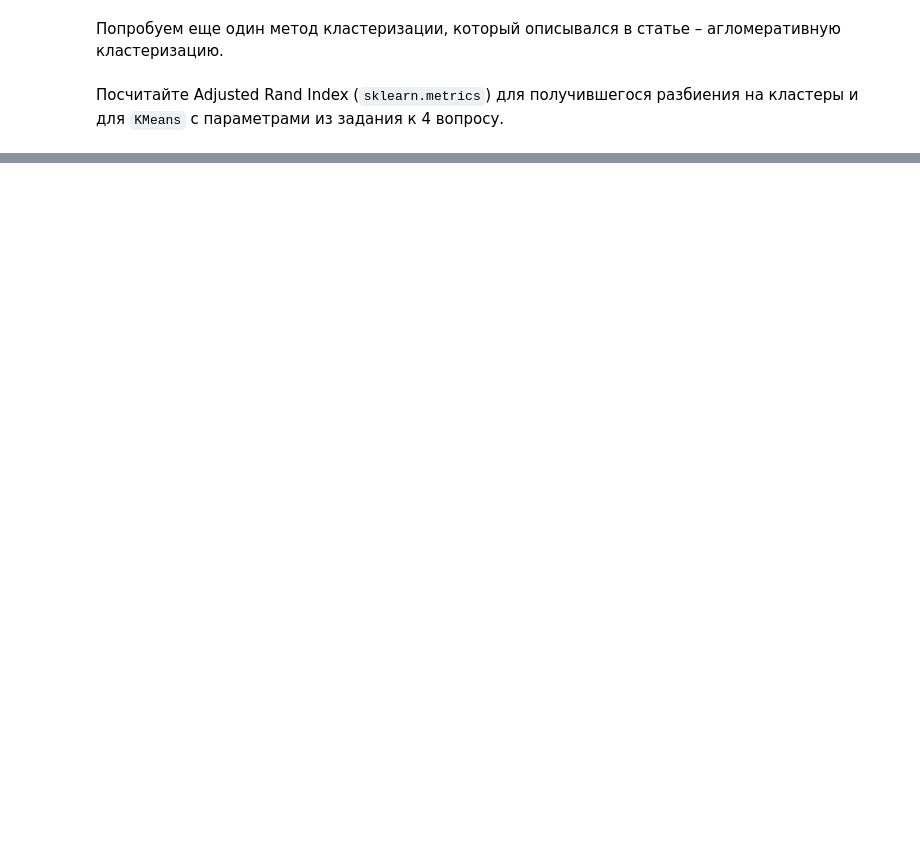
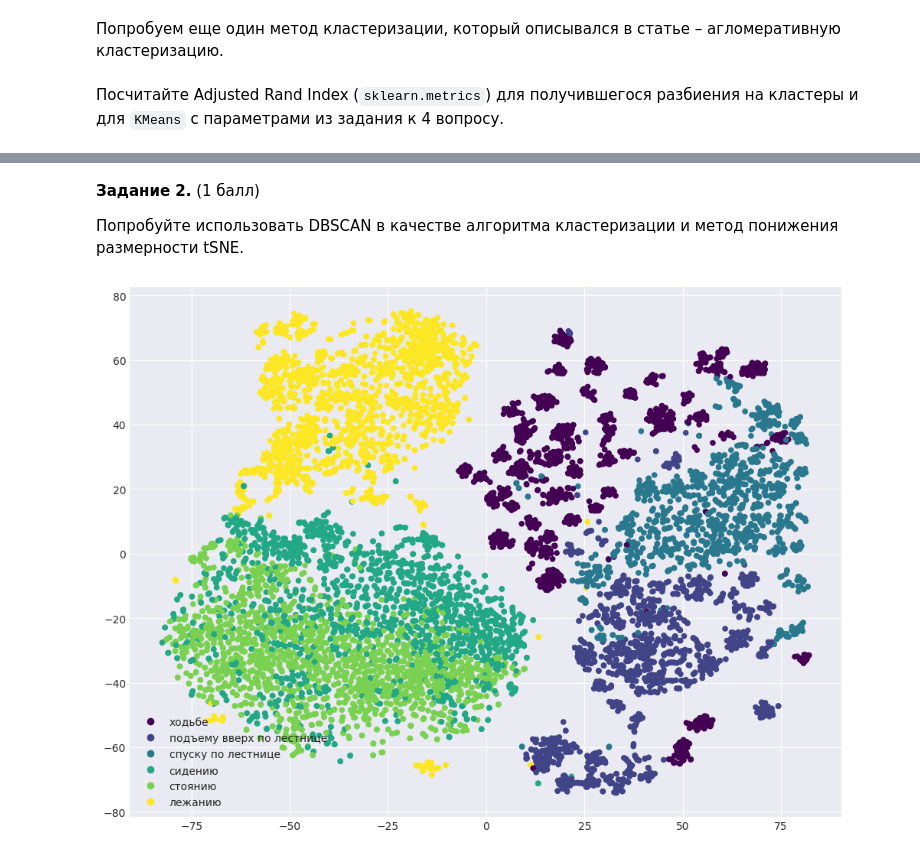
Before and after one commit to zggff/mai_ml, a Jupyter notebook: hw3.ipynb, the cells around one changed output, grey strips where cells are left out. Cells and saved outputs as stored; diff of their text form; code cells hidden in the pictures; blank space fills up the shorter version.

```diff
--- a/hw3.ipynb
+++ b/hw3.ipynb
@@ -446,0 +455,15 @@ tab
+# %% [markdown]
+**Задание 2.** (1 балл)
+
+Попробуйте использовать DBSCAN в качестве алгоритма кластеризации и метод понижения размерности tSNE.
+# %%
+tsne = TSNE(random_state=RANDOM_STATE)
+X_tsne = tsne.fit_transform(X_pca)
+# %%
+scatter = plt.scatter(X_tsne[:, 0], X_tsne[:, 1], c=y, s=20, cmap='viridis')
+lines, vals = scatter.legend_elements()
+labels = [num_to_activity[int(v[-3])] for v in vals]
+plt.legend(lines, labels)
+plt.show()
+# %% [output]
+[figure, added]
```
Also changed, not shown: parts of 42 cells of this notebook, 1 other file.
